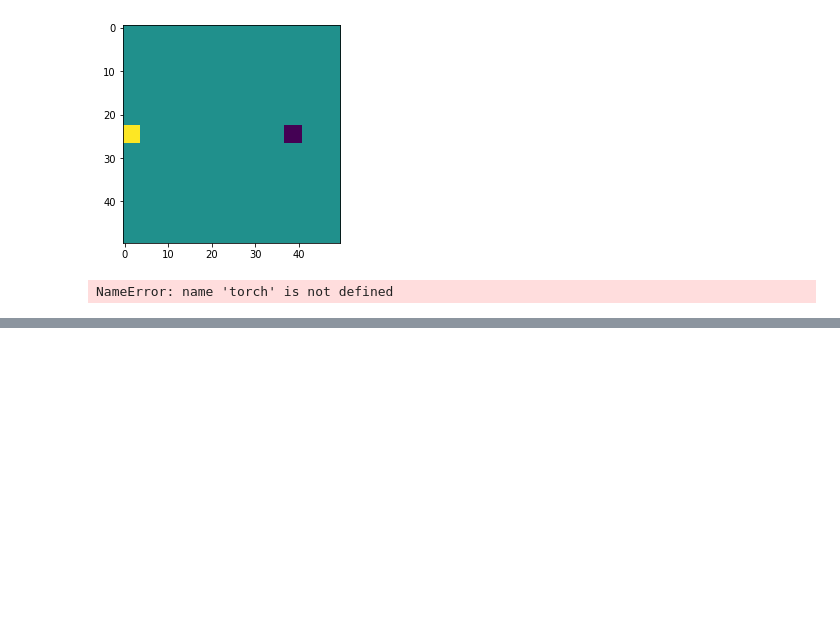
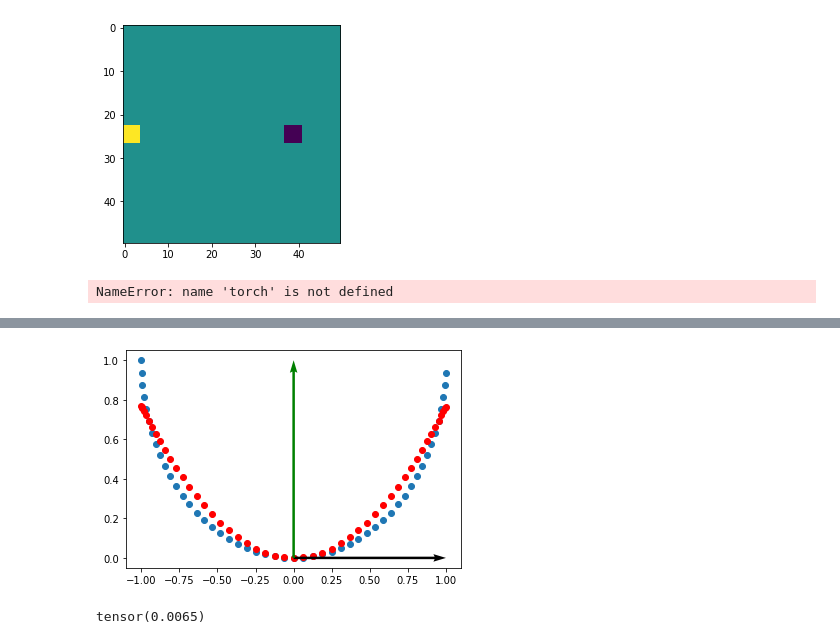
Before and after one commit to michael-psenka/manifold-linearization, a Jupyter notebook: test_files/cc_test.ipynb, the cells around one changed output, grey strips where cells are left out. Drawn from its saved outputs; the diff is of its cells as text; code cells hidden in the pictures; blank space fills up the shorter version.

```diff
--- a/test_files/cc_test.ipynb
+++ b/test_files/cc_test.ipynb
@@ -1278,0 +1368,24 @@ NameError: name 'torch' is not defined
+# %%
+U = torch.zeros((2,1))
+U[0] = 1
+XU = X @ U
+XU2 = XU.pow(2)
+X_perp = X - XU @ U.T
+
+# least squares solution for V, note automatically orthogonal to U
+# with torch.no_grad():
+V = ((XU2.T@XU2).inverse() @ (XU2.T@X_perp)).T
+
+XU = X@U
+Z = (XU@U.T + (XU).pow(2)@V.T).detach().numpy()
+plt.scatter(X[:, 0], X[:,1])
+plt.scatter(Z[:, 0], Z[:,1], c='r')
+plt.quiver(0, 0, U[0], U[1], scale_units='xy', angles='xy',scale=1)
+V = V / V.norm()
+plt.quiver(0, 0, V[0], V[1], scale_units='xy', angles='xy',scale=1, color='g')
+plt.show()
+
+print(0.5*(X_perp - XU2@V.T).pow(2).mean())
+# %% [output]
+[figure, added]
+tensor(0.0065)
```
Also changed, not shown: parts of 5 cells of this notebook.
